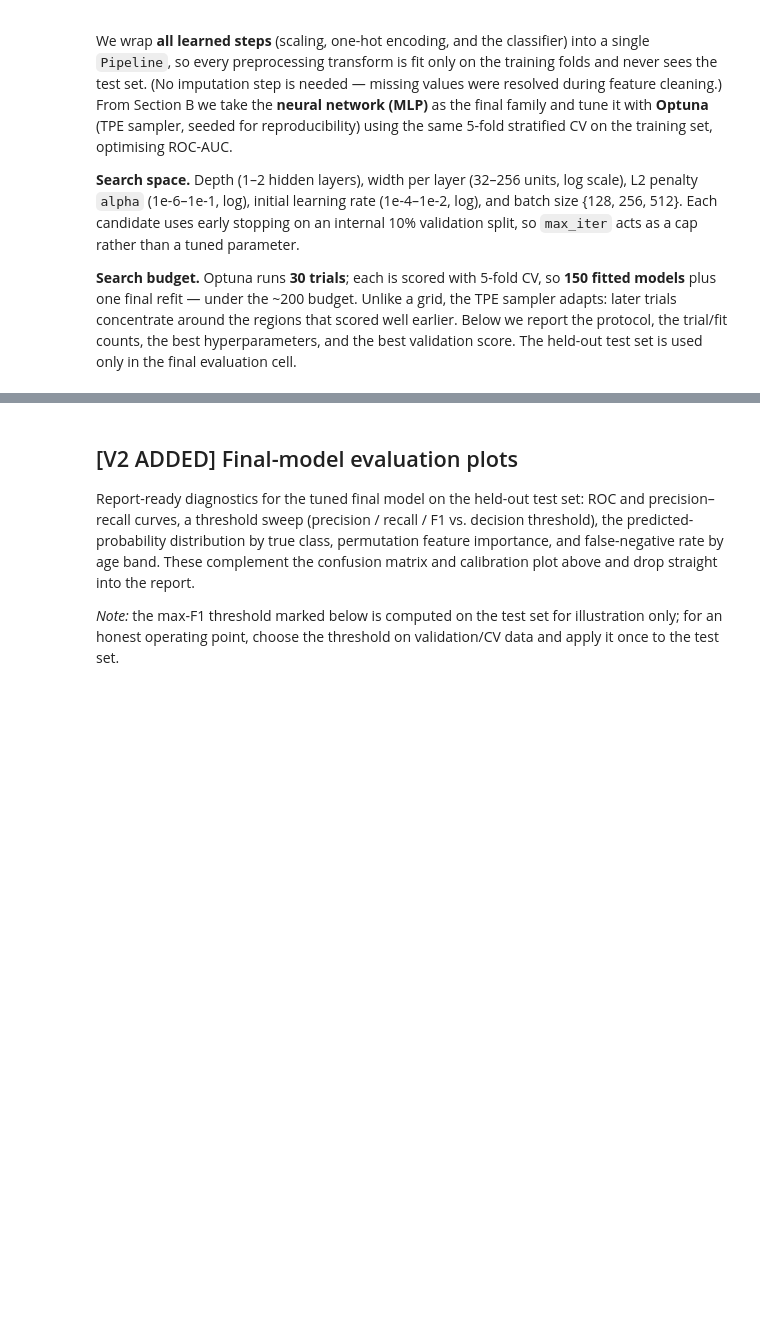
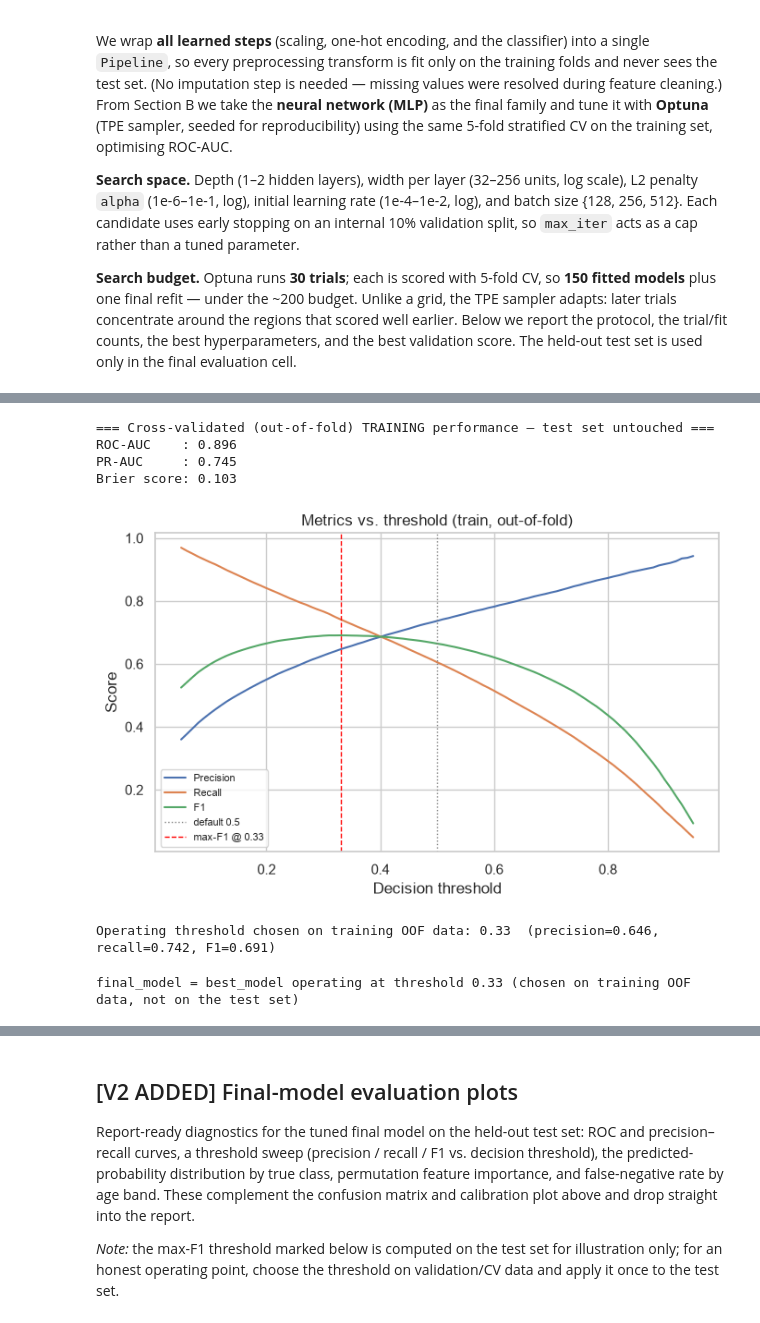
Before and after one commit to dfd0430/ml, a Jupyter notebook: project_notebook_v2_training.ipynb, the cells around one changed output, grey strips where cells are left out. Saved outputs shown, nothing was run; the diff lists cells and outputs as text; code cells hidden in the pictures; blank space fills up the shorter version.

```diff
--- a/project_notebook_v2_training.ipynb
+++ b/project_notebook_v2_training.ipynb
@@ -211,0 +233,75 @@ print("best_model trained on the full training set with the fixed best hyperpara
+# %%
+# ===== [V3 ADDED] Pre-test performance check: OOF predictions + threshold-free metrics. =====
+# Cross-validated performance of the final model WITHOUT the test set. clone() gives an
+# unfitted copy of best_model; cross_val_predict refits it per fold and returns
+# out-of-fold probabilities for every training row. Threshold-dependent numbers
+# (confusion matrix, F1, ...) follow AFTER the operating threshold is chosen below.
+from sklearn.base import clone
+from sklearn.model_selection import cross_val_predict
+from sklearn.metrics import (roc_auc_score, average_precision_score, f1_score,
+                             precision_score, recall_score, balanced_accuracy_score,
+                             brier_score_loss, confusion_matrix, ConfusionMatrixDisplay)
+from sklearn.calibration import CalibrationDisplay
+
+oof_proba = cross_val_predict(clone(best_model), X_train, y_train,
+                              cv=cv, method='predict_proba', n_jobs=-1)[:, 1]
+
+print("=== Cross-validated (out-of-fold) TRAINING performance — test set untouched ===")
+print(f"ROC-AUC    : {roc_auc_score(y_train, oof_proba):.3f}")
+print(f"PR-AUC     : {average_precision_score(y_train, oof_proba):.3f}")
+print(f"Brier score: {brier_score_loss(y_train, oof_proba):.3f}")
+# %% [output]
+=== Cross-validated (out-of-fold) TRAINING performance — test set untouched ===
+ROC-AUC    : 0.896
+PR-AUC     : 0.745
+Brier score: 0.103
+# %%
+# ===== [V3 ADDED] Metrics vs. threshold on OOF TRAINING predictions (decision-safe). =====
+# Same sweep as in the test-set evaluation figure below, but on out-of-fold training
+# predictions — this is where the operating threshold is actually allowed to be chosen.
+thresholds = np.linspace(0.05, 0.95, 91)
+prec_t, rec_t, f1_t = [], [], []
+for t in thresholds:
+    pred_t = (oof_proba >= t).astype(int)
+    prec_t.append(precision_score(y_train, pred_t, zero_division=0))
+    rec_t.append(recall_score(y_train, pred_t, zero_division=0))
+    f1_t.append(f1_score(y_train, pred_t, zero_division=0))
+best_t_train = float(thresholds[int(np.argmax(f1_t))])
+
+fig, ax = plt.subplots(figsize=(7, 4.5))
+ax.plot(thresholds, prec_t, label="Precision")
+ax.plot(thresholds, rec_t, label="Recall")
+ax.plot(thresholds, f1_t, label="F1")
+ax.axvline(0.5, color='grey', ls=':', lw=1, label="default 0.5")
+ax.axvline(best_t_train, color='red', ls='--', lw=1, label=f"max-F1 @ {best_t_train:.2f}")
+ax.set_xlabel("Decision threshold"); ax.set_ylabel("Score")
+ax.set_title("Metrics vs. threshold (train, out-of-fold)")
+ax.legend(fontsize=8)
+plt.tight_layout(); plt.show()
+
+CHOSEN_THRESHOLD = best_t_train   # decided here, on training data — reuse in the test evaluation
+pred_bt = (oof_proba >= best_t_train).astype(int)
+print(f"Operating threshold chosen on training OOF data: {CHOSEN_THRESHOLD:.2f}  "
+      f"(precision={precision_score(y_train, pred_bt, zero_division=0):.3f}, "
+      f"recall={recall_score(y_train, pred_bt, zero_division=0):.3f}, "
+      f"F1={f1_score(y_train, pred_bt, zero_division=0):.3f})")
+# %% [output]
+[figure, added]
+Operating threshold chosen on training OOF data: 0.33  (precision=0.646, recall=0.742, F1=0.691)
+# %%
+# ===== [V3 ADDED] Final model = best_model + the training-chosen operating threshold. =====
+# FixedThresholdClassifier wraps the pipeline so .predict() applies CHOSEN_THRESHOLD
+# instead of the default 0.5; .predict_proba() is passed through unchanged.
+# FrozenEstimator marks best_model as already fitted, so .fit() below refits nothing.
+# Everything below (test evaluation, error analysis) uses final_model.
+from sklearn.frozen import FrozenEstimator
+from sklearn.model_selection import FixedThresholdClassifier
+
+final_model = FixedThresholdClassifier(
+    FrozenEstimator(best_model), threshold=CHOSEN_THRESHOLD,
+).fit(X_train, y_train)
+
+print(f"final_model = best_model operating at threshold {CHOSEN_THRESHOLD:.2f} "
+      f"(chosen on training OOF data, not on the test set)")
+# %% [output]
+final_model = best_model operating at threshold 0.33 (chosen on training OOF data, not on the test set)
```
Also changed, not shown: parts of 9 cells of this notebook, 1 other file.
